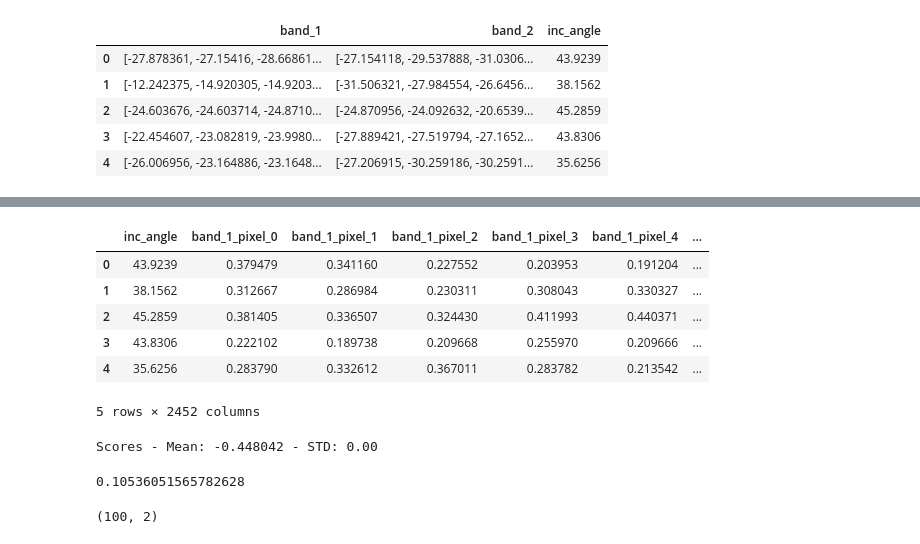
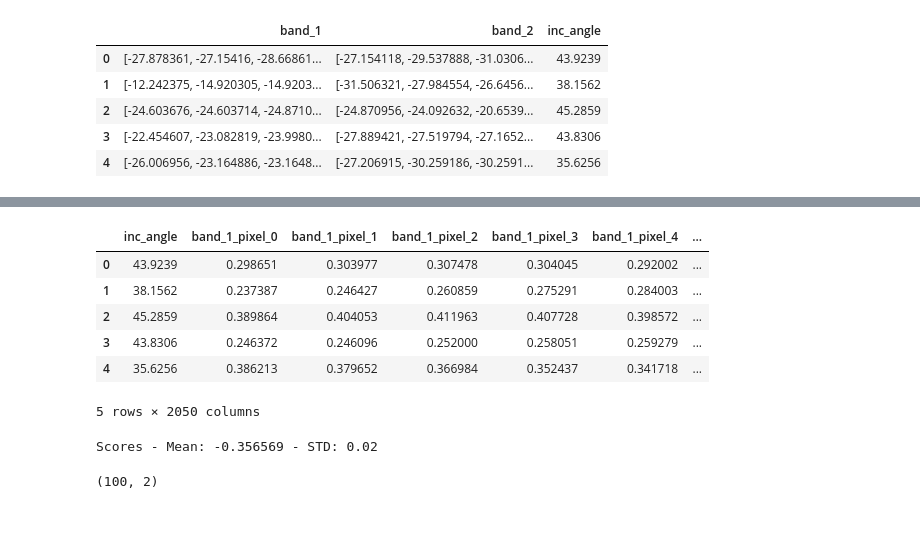
Before and after one commit to Webstep/StatoilCCoreKaggle, a Jupyter notebook: notebooks/milesg-dev.ipynb, the cells around one changed output, grey strips where cells are left out. Cells and saved outputs as stored; diff of their text form; code cells hidden in the pictures.

Commit message:
added boosted model 0.3158

```diff
--- a/notebooks/milesg-dev.ipynb
+++ b/notebooks/milesg-dev.ipynb
@@ -47,29 +80,32 @@ plt.imshow(cropped)
 # %%
 X, y = DataLoader.load_train()
 
-def crop(img):
-    img = img.reshape(75, 75)[20:55, 20:55].flatten()
+
+
+def norm_by_pic(img):
+    #img = img.reshape(75, 75)[20:55, 20:55].flatten()
     img = (img - img.min()) / (img.max() - img.min())
     return img
 
 # Exploded embedded images so each pixel has its own column
 for band in ['band_1', 'band_2']:
-    X[band] = X[band].map(crop)
+    X[band] = X[band].map(norm_by_pic)
+    X[band] = X[band].map(transform)
     exploded = X[band].apply(pd.Series)
     exploded.columns = ['{}_pixel_{}'.format(band, col) for col in exploded.columns]
     X = X.join(exploded) \
          .drop(columns=band)
 
 X['inc_angle_missing'] = X.inc_angle.map(lambda val: 1 if pd.isnull(val) else 0)
 X.head()
 # %% [output]
 |  | inc_angle | band_1_pixel_0 | band_1_pixel_1 | band_1_pixel_2 | band_1_pixel_3 | band_1_pixel_4 | ... |
-| 0 | 43.9239 | 0.379479 | 0.341160 | 0.227552 | 0.203953 | 0.191204 | ... |
-| 1 | 38.1562 | 0.312667 | 0.286984 | 0.230311 | 0.308043 | 0.330327 | ... |
-| 2 | 45.2859 | 0.381405 | 0.336507 | 0.324430 | 0.411993 | 0.440371 | ... |
-| 3 | 43.8306 | 0.222102 | 0.189738 | 0.209668 | 0.255970 | 0.209666 | ... |
-| 4 | 35.6256 | 0.283790 | 0.332612 | 0.367011 | 0.283782 | 0.213542 | ... |
+| 0 | 43.9239 | 0.298651 | 0.303977 | 0.307478 | 0.304045 | 0.292002 | ... |
+| 1 | 38.1562 | 0.237387 | 0.246427 | 0.260859 | 0.275291 | 0.284003 | ... |
+| 2 | 45.2859 | 0.389864 | 0.404053 | 0.411963 | 0.407728 | 0.398572 | ... |
+| 3 | 43.8306 | 0.246372 | 0.246096 | 0.252000 | 0.258051 | 0.259279 | ... |
+| 4 | 35.6256 | 0.386213 | 0.379652 | 0.366984 | 0.352437 | 0.341718 | ... |
-5 rows × 2452 columns
+5 rows × 2050 columns
 # %%
 from sklearn.preprocessing import (FunctionTransformer, RobustScaler as Scaler, Normalizer,
                                    QuantileTransformer,
@@ -78,6 +114,7 @@ from sklearn.preprocessing import (FunctionTransformer, RobustScaler as Scaler,
 from sklearn.decomposition import PCA
 from sklearn.pipeline import Pipeline, FeatureUnion
 from xgboost.sklearn import XGBClassifier
+from sklearn.ensemble import AdaBoostClassifier, RandomForestClassifier, ExtraTreesClassifier
 
 COLUMNS = X.columns
 
@@ -91,32 +128,22 @@ def angle(x):
     return x[:, [i for i in range(0, len(COLUMNS)) if COLUMNS[i] in ['inc_angle', 'inc_angle_missing']]]
 
 pipe = Pipeline(steps=[
-    ('imputer', Imputer(strategy='mean')),
+    ('imputer', Imputer(strategy='median')),
     ('feature_union', FeatureUnion(n_jobs=1, transformer_list=[
         ('band_1_pipe', Pipeline(steps=[
             ('band_1', FunctionTransformer(band1)),
-            ('band_1_norm', Normalizer()),
             ('band_1_standard_scale', Scaler()),
-            #('band_1_qt', QuantileTransformer(output_distribution='uniform')),
         ])),
         ('band_2_pipe', Pipeline(steps=[
             ('band_2', FunctionTransformer(band2)),
-            ('band_1_norm', Normalizer()),
             ('band_2_standard_scale', Scaler()),
-            #('band_2_qt', QuantileTransformer(output_distribution='uniform')),
         ])),
         ('inc_angle', FunctionTransformer(angle))
     ])),
-    ('xgboost', XGBClassifier())
+    ('xgboost', XGBClassifier(n_estimators=100))
 ])
 
 scores = cross_val_score(pipe, X, y, scoring='neg_log_loss', cv=2)
 print('Scores - Mean: {:.6f} - STD: {:.2f}'.format(scores.mean(), scores.std()))
 # %% [output]
-Scores - Mean: -0.448042 - STD: 0.00
+Scores - Mean: -0.356569 - STD: 0.02
-# %%
-from sklearn.metrics import log_loss
-
-log_loss([1, 0, 1, 0], [0.9, 0.1, 0.9, 0.1])
-# %% [output]
-0.10536051565782628
```
Also changed, not shown: parts of 4 cells of this notebook, 5 other files.
